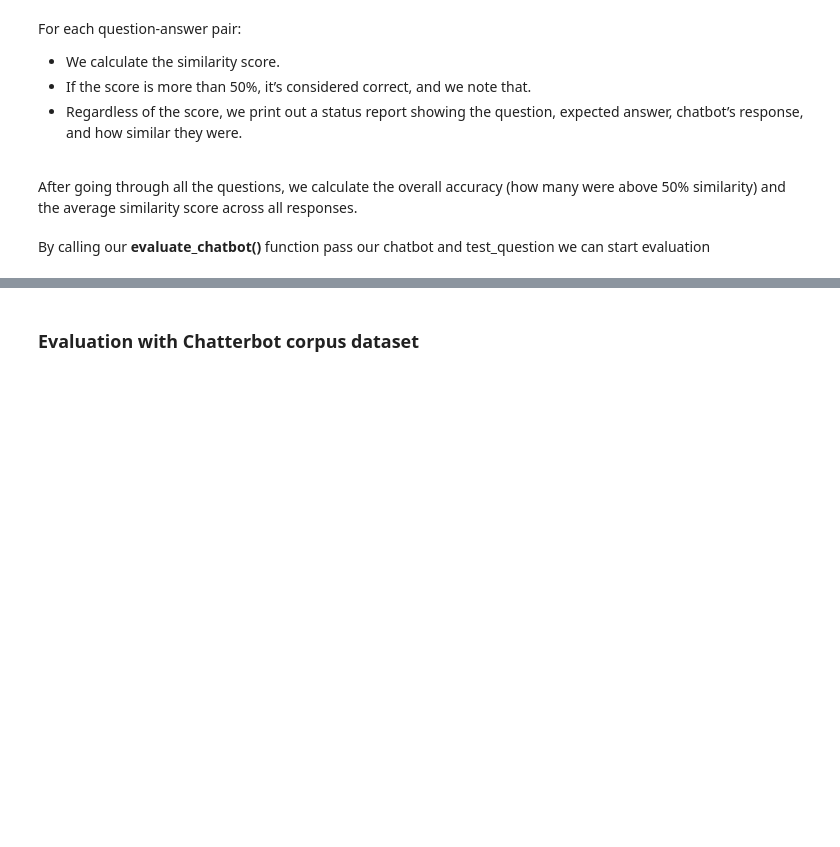
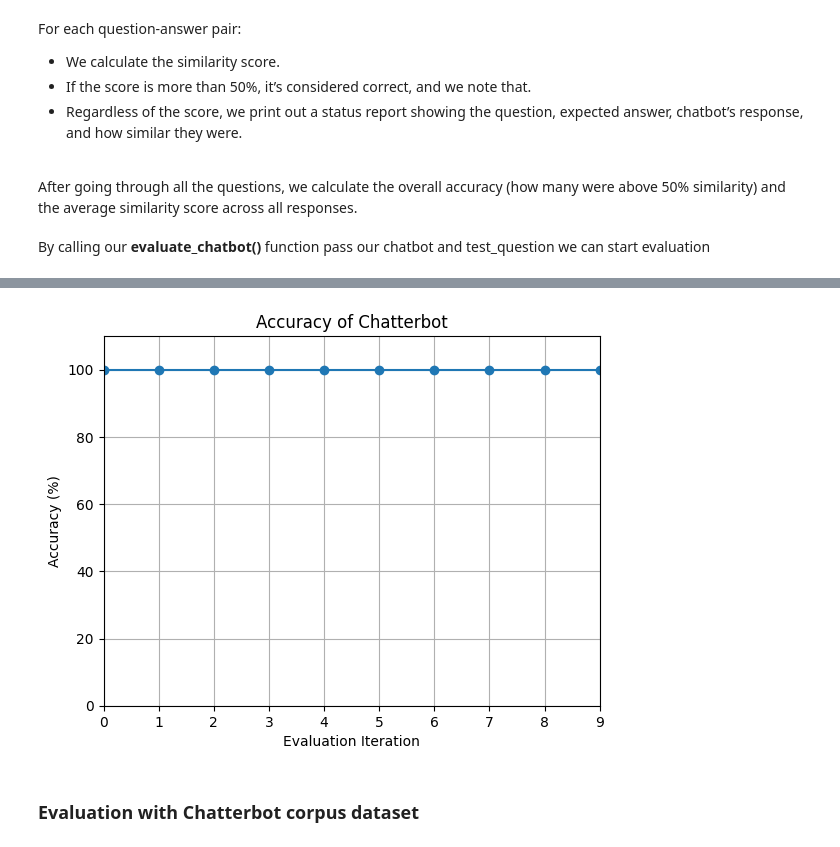
Before and after one commit to rougho/chatbot, a Jupyter notebook: chatbot.ipynb, the cells around one changed output, grey strips where cells are left out. Cells and saved outputs as stored; diff of their text form; code cells hidden in the pictures; blank space fills up the shorter version.

Commit message:
evaluator plotting

```diff
--- a/chatbot.ipynb
+++ b/chatbot.ipynb
@@ -284,23 +281,25 @@ For each question-answer pair:
 <br>
 After going through all the questions, we calculate the overall accuracy (how many were above 50% similarity) and the average similarity score across all responses.
 # %%
-def evaluate_chatbot(chatbot, test_questions):
+def evaluate_chatbot(chatbot, test_questions, similarity_threshold=0.5):
     correct_responses = 0
     total_similarity = 0
+    accuracy_values = []
+
+    if not test_questions:
+        print("No test questions provided.")
+        return 0, 0, []
+
     for index, test in enumerate(test_questions, start=1):
         response = chatbot.get_response(test["question"]).text
         similarity = calculate_similarity(response, test["expected_answer"])
         total_similarity += similarity
 
-        similarity_percentage = similarity * 100
-
-
-        if similarity > 0.5:
+        if similarity > similarity_threshold or test["expected_answer"] in response:
             correct_responses += 1
             print("Status: Correct")
             print(f"Question {index}")
-            print(f"Similarity Score: {similarity_percentage:.2f}%")
-
+            print(f"Similarity Score: {similarity:.2f}")
         else:
             print("Status: Incorrect")
             print(f"Question {index}: {test['question']}")
@@ -311,10 +310,13 @@ def evaluate_chatbot(chatbot, test_questions):
 
         print("-" * 50)
 
+        accuracy_values.append(correct_responses / index * 100)
+
     average_similarity = (total_similarity / len(test_questions)) * 100
     accuracy = (correct_responses / len(test_questions)) * 100
     print(f"Accuracy based on threshold: {accuracy:.2f}% ({correct_responses}/{len(test_questions)})")
     print(f"Average Similarity: {average_similarity:.2f}%")
-    return accuracy, average_similarity
+
+    return accuracy, average_similarity, accuracy_values
 # %% [markdown]
 By calling our <strong>evaluate_chatbot()</strong> function pass our chatbot and test_question we can start evaluation
@@ -341,0 +323,2 @@ Average Similarity: 100.00%
+# %%
+accuracy, average_similarity, accuracy_values = evaluate_chatbot(chatbot, test_questions)
@@ -342,3 +357,19 @@ Average Similarity: 100.00%
+# %%
+def plot_accuracy(accuracy_values):
+    plt.plot(accuracy_values, marker='o')
+    plt.title('Accuracy of Chatterbot')
+    plt.xlabel('Evaluation Iteration')
+    plt.ylabel('Accuracy (%)')
+    plt.grid(True)
+
+    plt.xlim(0, len(accuracy_values) - 1)
+    plt.ylim(0, 110)
+
+    plt.show()
+# %%
+plot_accuracy(accuracy_values)
+# %% [output]
+[figure, added]
 # %% [markdown]
 ### Evaluation with Chatterbot corpus dataset
 # %% [markdown]
```
Also changed, not shown: parts of 19 cells of this notebook, 4 other files.
